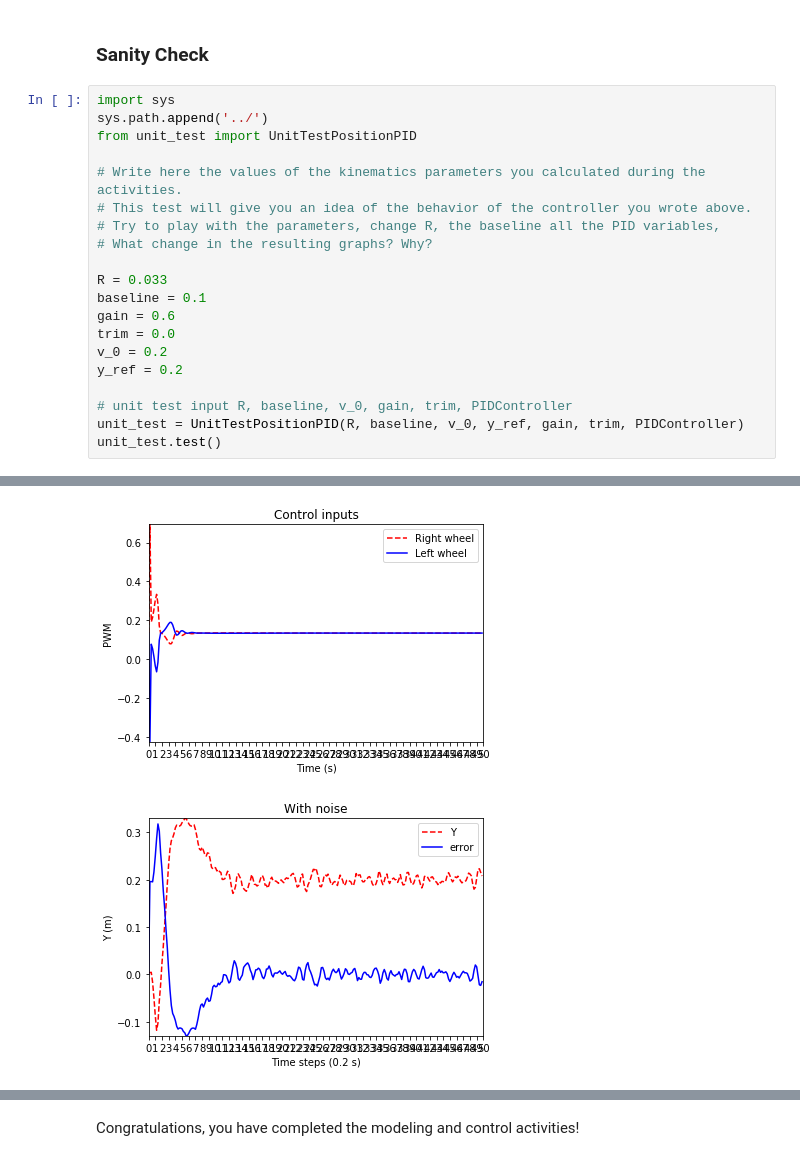
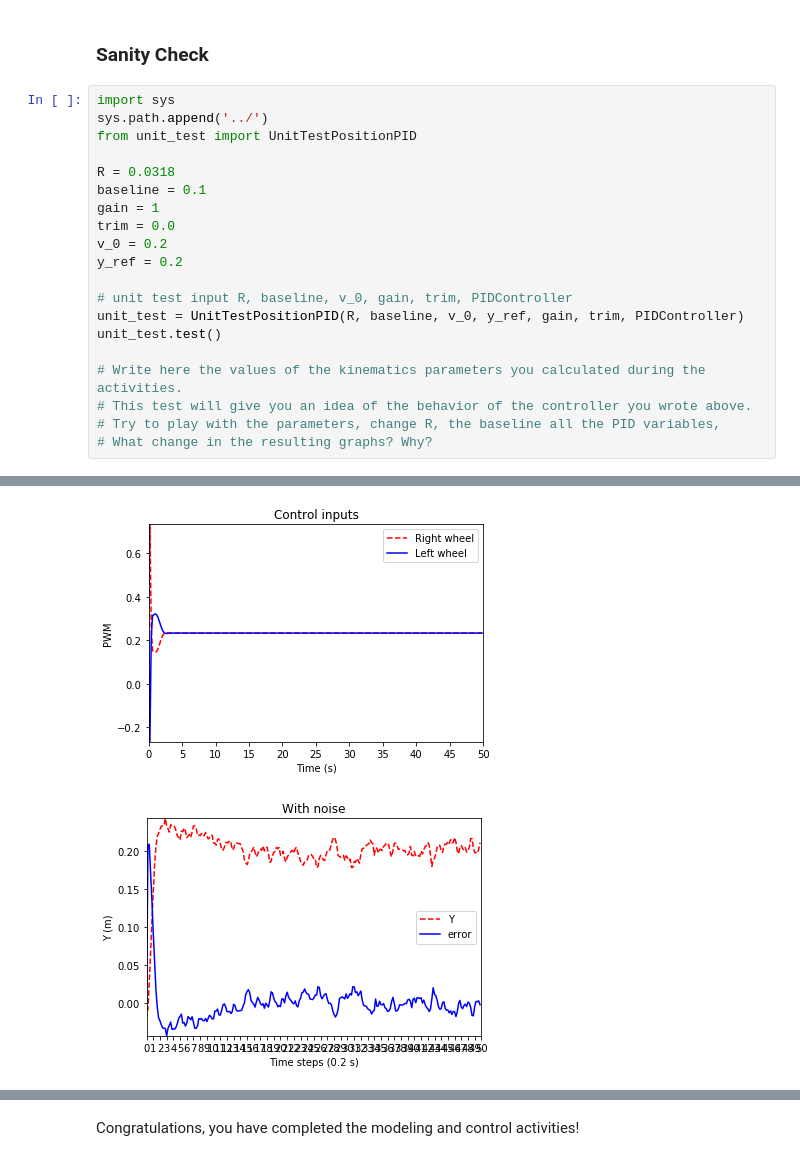
Before and after one commit to phwtc/mooc-exercises, a Jupyter notebook: modcon/solution/06-PID-Control-Homework/PID_controller_homework.ipynb, the cells around one changed output, grey strips where cells are left out. Drawn from its saved outputs; the diff is of its cells as text.

```diff
--- a/modcon/solution/06-PID-Control-Homework/PID_controller_homework.ipynb
+++ b/modcon/solution/06-PID-Control-Homework/PID_controller_homework.ipynb
@@ -74,14 +104,9 @@ import sys
 sys.path.append('../')
 from unit_test import UnitTestPositionPID
 
-# Write here the values of the kinematics parameters you calculated during the activities.
-# This test will give you an idea of the behavior of the controller you wrote above.
-# Try to play with the parameters, change R, the baseline all the PID variables,
-# What change in the resulting graphs? Why?
-
-R = 0.033
+R = 0.0318
 baseline = 0.1
-gain = 0.6
+gain = 1
 trim = 0.0
 v_0 = 0.2
 y_ref = 0.2
@@ -89,4 +114,9 @@ y_ref = 0.2
 # unit test input R, baseline, v_0, gain, trim, PIDController
 unit_test = UnitTestPositionPID(R, baseline, v_0, y_ref, gain, trim, PIDController)
 unit_test.test()
+
+# Write here the values of the kinematics parameters you calculated during the activities.
+# This test will give you an idea of the behavior of the controller you wrote above.
+# Try to play with the parameters, change R, the baseline all the PID variables,
+# What change in the resulting graphs? Why?
 # %% [output]
@@ -94,2 +124,2 @@ unit_test.test()
-[figure, old version]
+[figure, new version]
-[figure, old version]
+[figure, new version]
```
Also changed, not shown: parts of 2 cells of this notebook, 5 other files.
